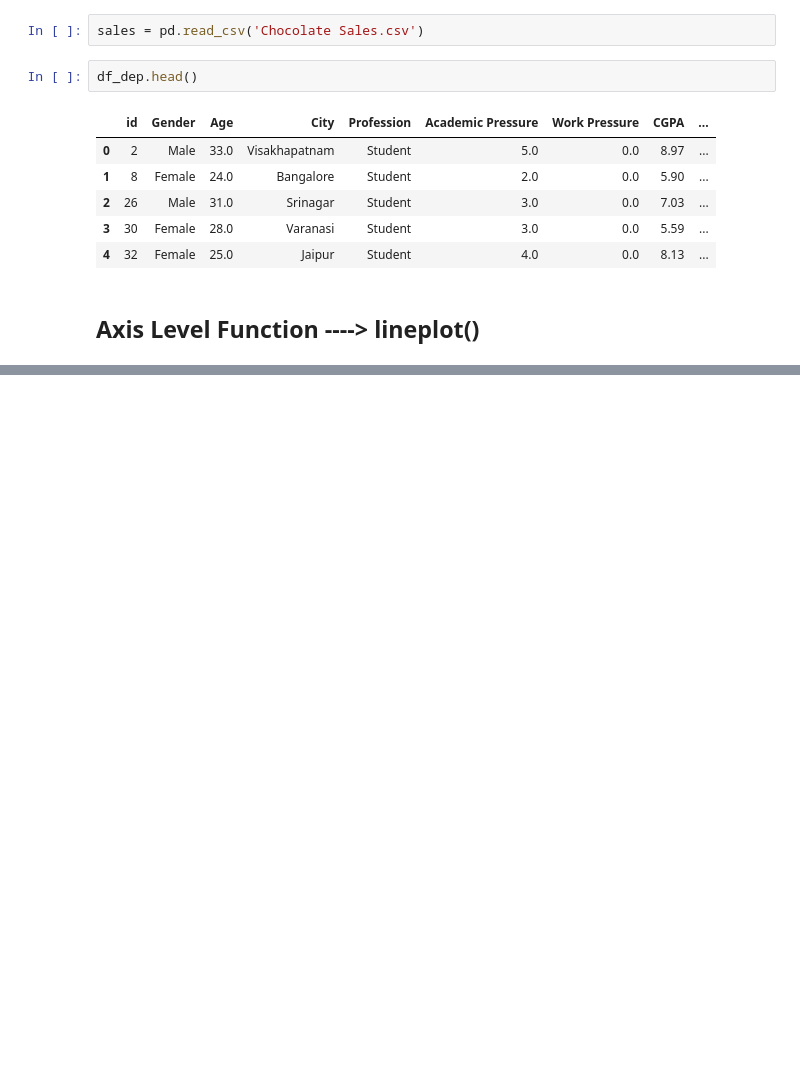
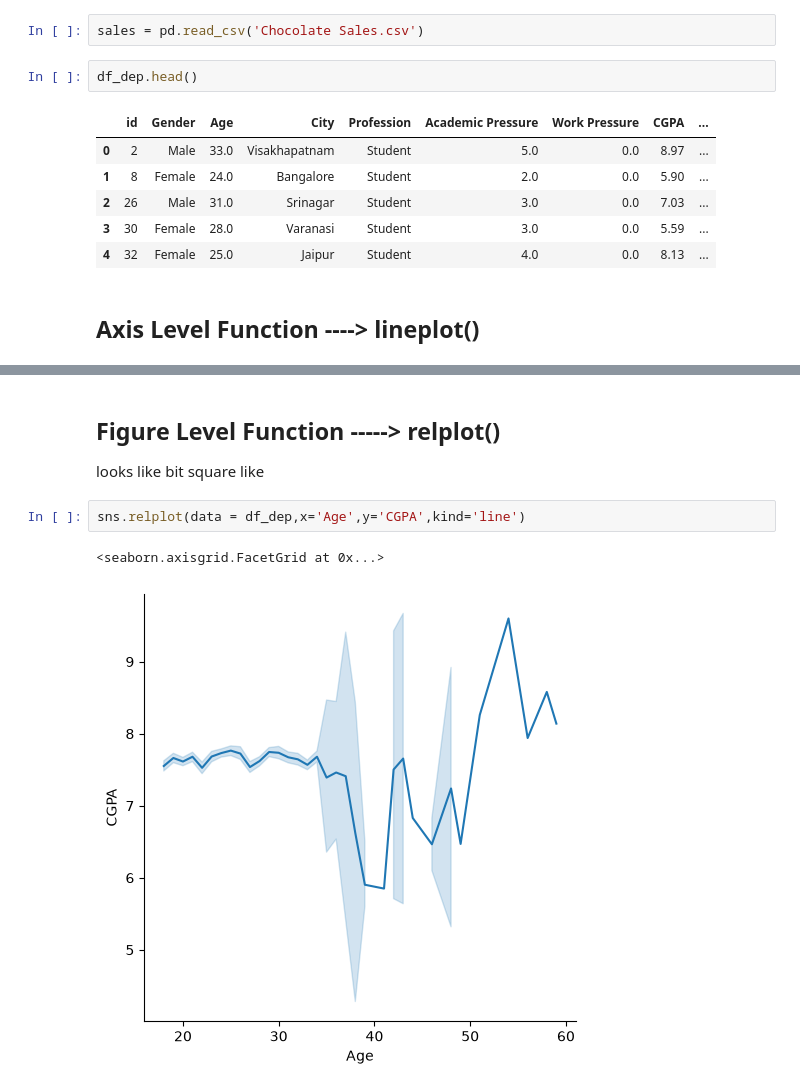
Before and after one commit to saileshchikkam/GEN-Ai, a Jupyter notebook: Machine Learning/Prerequisites/Seaborn/Getting_Started.ipynb, the cells around one changed output, grey strips where cells are left out. Drawn from its saved outputs; the diff is of its cells as text; blank space fills up the shorter version.

```diff
--- a/Machine Learning/Prerequisites/Seaborn/Getting_Started.ipynb
+++ b/Machine Learning/Prerequisites/Seaborn/Getting_Started.ipynb
@@ -89,0 +100,8 @@ sns.lineplot(data = df_dep, x='Age',y='CGPA')
+# %% [markdown]
+## Figure Level Function -----> relplot()
+looks like bit square like
+# %%
+sns.relplot(data = df_dep,x='Age',y='CGPA',kind='line')
+# %% [output]
+<seaborn.axisgrid.FacetGrid at 0x...>
+[figure, added]
```
Also changed, not shown: parts of 60 cells of this notebook.
